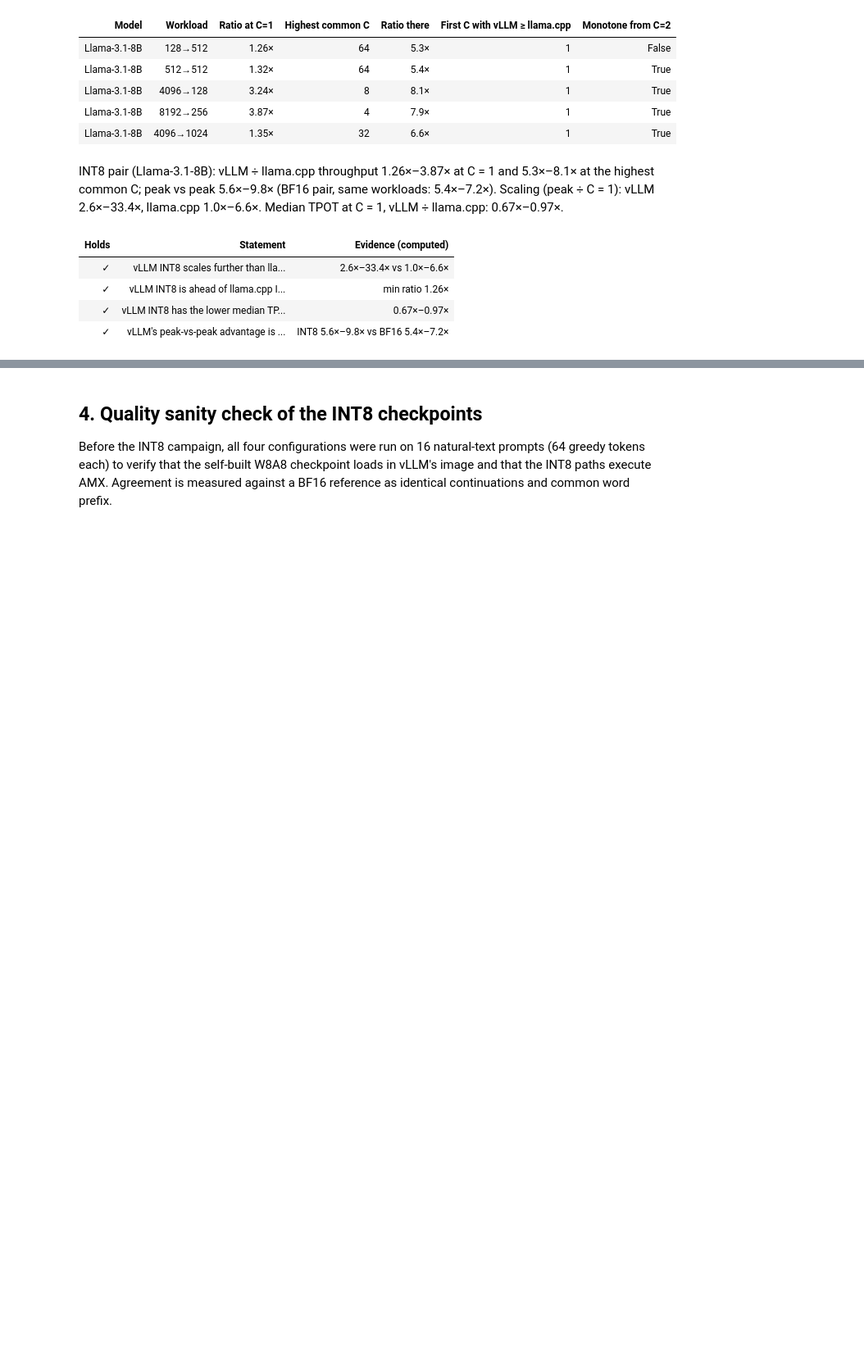
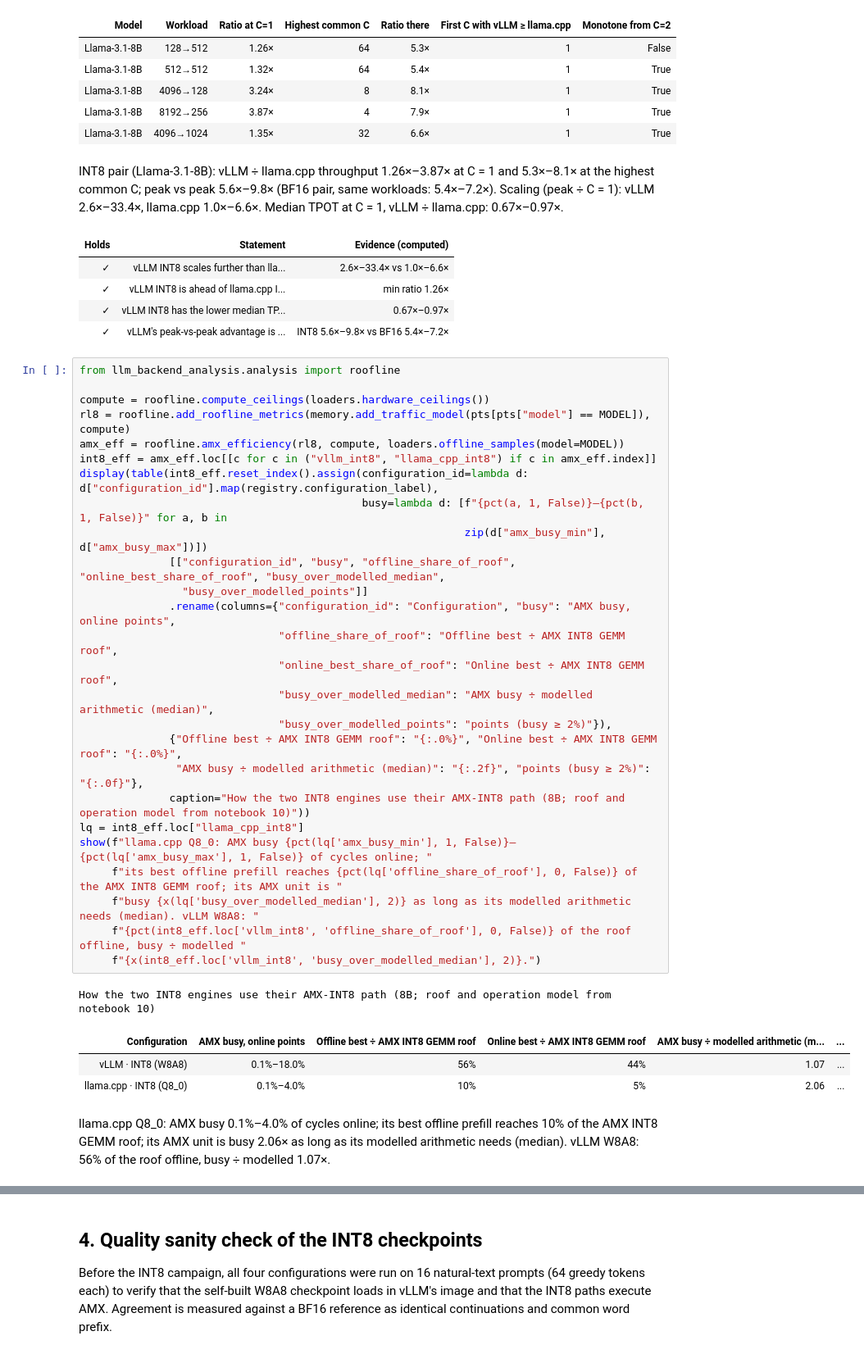
Before and after one commit to struggling-student/llm-backend-analysis, a Jupyter notebook: notebooks/backend_selection/08_precision_int8.ipynb, the cells around one changed output, grey strips where cells are left out. Shown at 82% size. Saved outputs shown, nothing was run; the diff lists cells and outputs as text; blank space fills up the shorter version.

```diff
--- a/notebooks/backend_selection/08_precision_int8.ipynb
+++ b/notebooks/backend_selection/08_precision_int8.ipynb
@@ -196,6 +197,38 @@ INT8 pair (Llama-3.1-8B): vLLM ÷ llama.cpp throughput 1.26×–3.87× at C = 1
 | ✓ | vLLM INT8 is ahead of llama.cpp I... | min ratio 1.26× |
 | ✓ | vLLM INT8 has the lower median TP... | 0.67×–0.97× |
 | ✓ | vLLM's peak-vs-peak advantage is ... | INT8 5.6×–9.8× vs BF16 5.4×–7.2× |
+# %%
+from llm_backend_analysis.analysis import roofline
+
+compute = roofline.compute_ceilings(loaders.hardware_ceilings())
+rl8 = roofline.add_roofline_metrics(memory.add_traffic_model(pts[pts["model"] == MODEL]), compute)
+amx_eff = roofline.amx_efficiency(rl8, compute, loaders.offline_samples(model=MODEL))
+int8_eff = amx_eff.loc[[c for c in ("vllm_int8", "llama_cpp_int8") if c in amx_eff.index]]
+display(table(int8_eff.reset_index().assign(configuration_id=lambda d: d["configuration_id"].map(registry.configuration_label),
+                                            busy=lambda d: [f"{pct(a, 1, False)}–{pct(b, 1, False)}" for a, b in
+                                                            zip(d["amx_busy_min"], d["amx_busy_max"])])
+              [["configuration_id", "busy", "offline_share_of_roof", "online_best_share_of_roof", "busy_over_modelled_median",
+                "busy_over_modelled_points"]]
+              .rename(columns={"configuration_id": "Configuration", "busy": "AMX busy, online points",
+                               "offline_share_of_roof": "Offline best ÷ AMX INT8 GEMM roof",
+                               "online_best_share_of_roof": "Online best ÷ AMX INT8 GEMM roof",
+                               "busy_over_modelled_median": "AMX busy ÷ modelled arithmetic (median)",
+                               "busy_over_modelled_points": "points (busy ≥ 2%)"}),
+              {"Offline best ÷ AMX INT8 GEMM roof": "{:.0%}", "Online best ÷ AMX INT8 GEMM roof": "{:.0%}",
+               "AMX busy ÷ modelled arithmetic (median)": "{:.2f}", "points (busy ≥ 2%)": "{:.0f}"},
+              caption="How the two INT8 engines use their AMX-INT8 path (8B; roof and operation model from notebook 10)"))
+lq = int8_eff.loc["llama_cpp_int8"]
+show(f"llama.cpp Q8_0: AMX busy {pct(lq['amx_busy_min'], 1, False)}–{pct(lq['amx_busy_max'], 1, False)} of cycles online; "
+     f"its best offline prefill reaches {pct(lq['offline_share_of_roof'], 0, False)} of the AMX INT8 GEMM roof; its AMX unit is "
+     f"busy {x(lq['busy_over_modelled_median'], 2)} as long as its modelled arithmetic needs (median). vLLM W8A8: "
+     f"{pct(int8_eff.loc['vllm_int8', 'offline_share_of_roof'], 0, False)} of the roof offline, busy ÷ modelled "
+     f"{x(int8_eff.loc['vllm_int8', 'busy_over_modelled_median'], 2)}.")
+# %% [output]
+How the two INT8 engines use their AMX-INT8 path (8B; roof and operation model from notebook 10)
+| Configuration | AMX busy, online points | Offline best ÷ AMX INT8 GEMM roof | Online best ÷ AMX INT8 GEMM roof | AMX busy ÷ modelled arithmetic (m... | ... |
+| vLLM · INT8 (W8A8) | 0.1%–18.0% | 56% | 44% | 1.07 | ... |
+| llama.cpp · INT8 (Q8_0) | 0.1%–4.0% | 10% | 5% | 2.06 | ... |
+llama.cpp Q8_0: AMX busy 0.1%–4.0% of cycles online; its best offline prefill reaches 10% of the AMX INT8 GEMM roof; its AMX unit is busy 2.06× as long as its modelled arithmetic needs (median). vLLM W8A8: 56% of the roof offline, busy ÷ modelled 1.07×.
 # %% [markdown]
 **Interpretation.** With both engines at INT8 the result of the BF16 pair holds and is at least as strong: vLLM
 scales over a much wider concurrency range, peaks several times higher, and is ahead at every concurrency,
```
Also changed, not shown: parts of 2 cells of this notebook, 8 other files.
